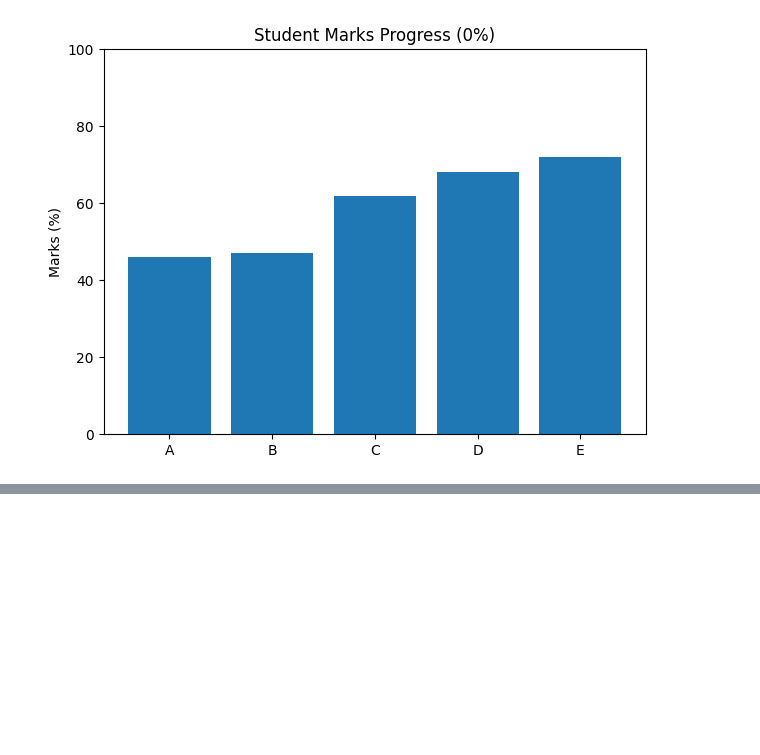
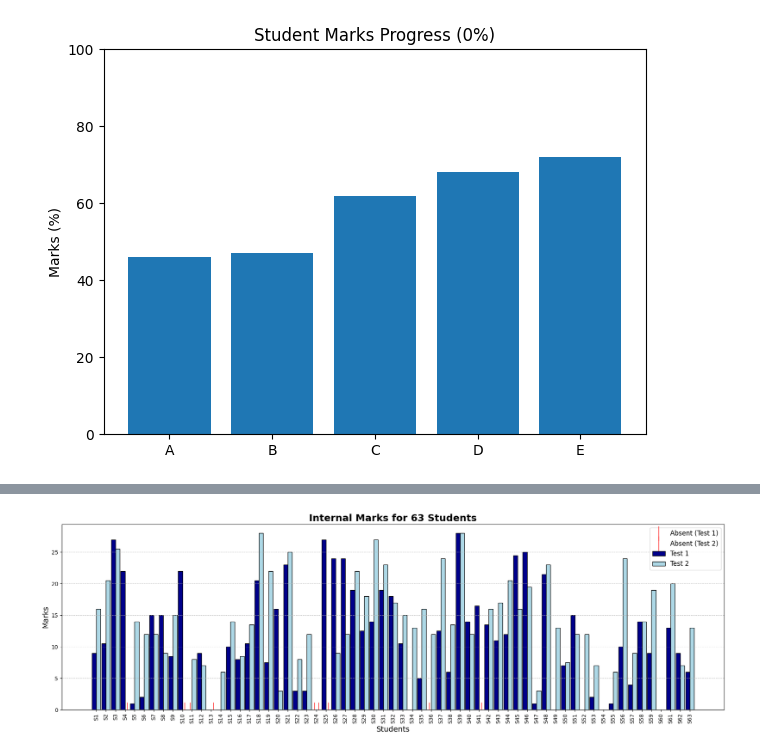
Before and after one commit to Poojaarumugavelan-cloud23/DataCamp, a Jupyter notebook: Untitled3.ipynb, the cells around one changed output, grey strips where cells are left out. Drawn from its saved outputs; the diff is of its cells as text; code cells hidden in the pictures; blank space fills up the shorter version.

```diff
--- a/Untitled3.ipynb
+++ b/Untitled3.ipynb
@@ -50,0 +85,52 @@ Image(filename="student_marks.gif")
+# %%
+
+import matplotlib.pyplot as plt
+import numpy as np
+
+# Students S1 to S63
+students = [f"S{i}" for i in range(1, 64)]
+
+# Internal marks with 'ab' for absent
+test1 = [9,10.5,27,22,1,2,15,15,8.5,22,'ab',9,0,0,10,8,10.5,20.5,7.5,16,23,3,3,'ab',27,24,24,19,12.5,14,19,18,10.5,0,5,'ab',12.5,6,28,14,16.5,13.5,11,12,24.5,25,1,21.5,0,7,15,0,2,0,1,10,4,14,9,0,13,9,6]
+test2 = [16,20.5,25.5,'ab',14,12,12,9,15,'ab',8,7,'ab',6,14,8.5,13.5,28,22,3,25,8,12,'ab','ab',9,12,22,18,27,23,17,15,13,16,12,24,13.5,28,12,'ab',16,17,20.5,16,19.5,3,23,13,7.5,12,12,7,0,6,24,9,14,19,0,20,7,13]
+
+# Replace 'ab' with np.nan
+test1_numeric = [np.nan if x == 'ab' else x for x in test1]
+test2_numeric = [np.nan if x == 'ab' else x for x in test2]
+
+x = np.arange(len(students))  # positions
+width = 0.45  # slightly bigger bars
+
+plt.figure(figsize=(18,6))
+
+# Plot bars
+plt.bar(x - width/2, test1_numeric, width, color='darkblue', label='Test 1', edgecolor='black')
+plt.bar(x + width/2, test2_numeric, width, color='lightblue', label='Test 2', edgecolor='black')
+
+for i, val in enumerate(test1):
+   if val == 'ab':
+        plt.plot(x[i] - width/2, 0, '|', color='red', markersize=27, label='Absent (Test 1)' if 'Absent (Test 1)' not in plt.gca().get_legend_handles_labels()[1] else "")
+
+for i, val in enumerate(test2):
+    if val == 'ab':
+        plt.plot(x[i] + width/2, 0, '|', color='red', markersize=27, label='Absent (Test 2)' if 'Absent (Test 2)' not in plt.gca().get_legend_handles_labels()[1] else "")
+
+# Titles and labels
+plt.title("Internal Marks for 63 Students", fontsize=18, weight='bold')
+plt.xlabel("Students", fontsize=14)
+plt.ylabel("Marks", fontsize=14)
+
+# X-axis labels
+plt.xticks(x, students, rotation=90)
+
+# Grid for clarity
+plt.grid(axis='y', linestyle='--', alpha=0.7)
+
+# Legend
+plt.legend(fontsize=12)
+
+# Tight layout for neatness
+plt.tight_layout()
+plt.show()
+# %% [output]
+[figure, added]
```
Also changed, not shown: parts of 1 cell of this notebook.
